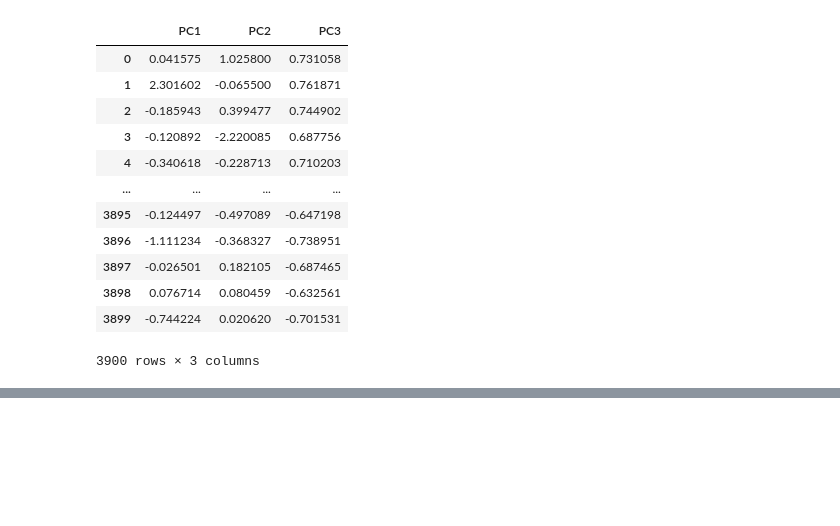
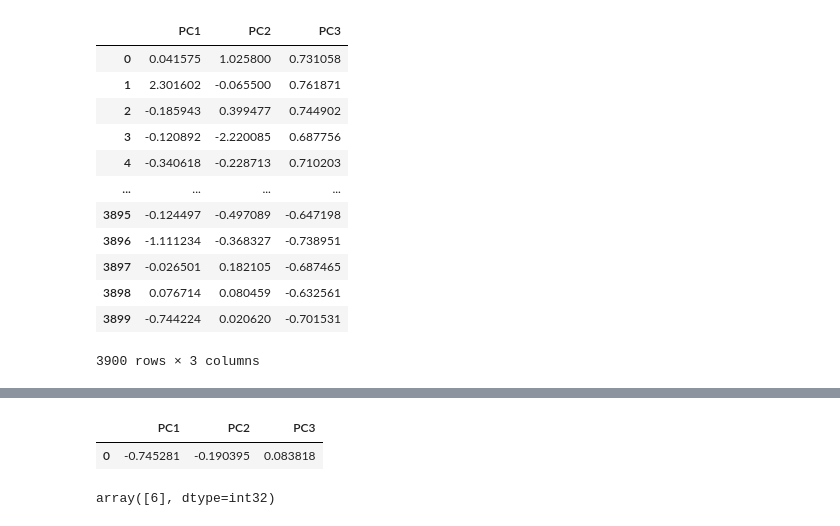
Before and after one commit to suyashgoel/product-recommendation, a Jupyter notebook: product-recommendation.ipynb, the cells around one changed output, grey strips where cells are left out. Drawn from its saved outputs; the diff is of its cells as text; code cells hidden in the pictures; blank space fills up the shorter version.

```diff
--- a/product-recommendation.ipynb
+++ b/product-recommendation.ipynb
@@ -154,0 +205,11 @@ df = pd.concat([df, updated_df["Clusters"]], axis=1)
+# %%
+pca_sample = pd.DataFrame(pca.transform(sample), columns=['PC1','PC2', 'PC3'])
+
+pca_sample
+# %% [output]
+|  | PC1 | PC2 | PC3 |
+| 0 | -0.745281 | -0.190395 | 0.083818 |
+# %%
+kmeans.predict(pca_sample)
+# %% [output]
+array([6], dtype=int32)
```
Also changed, not shown: parts of 20 cells of this notebook.
